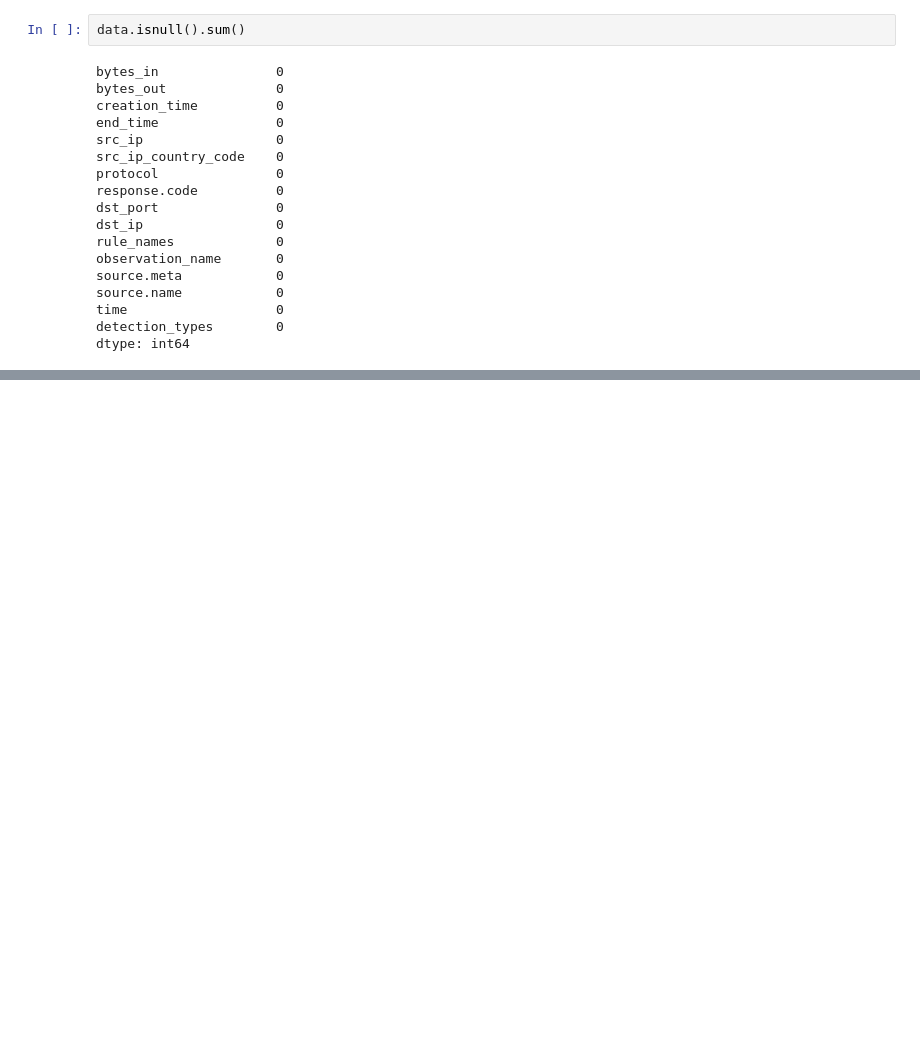
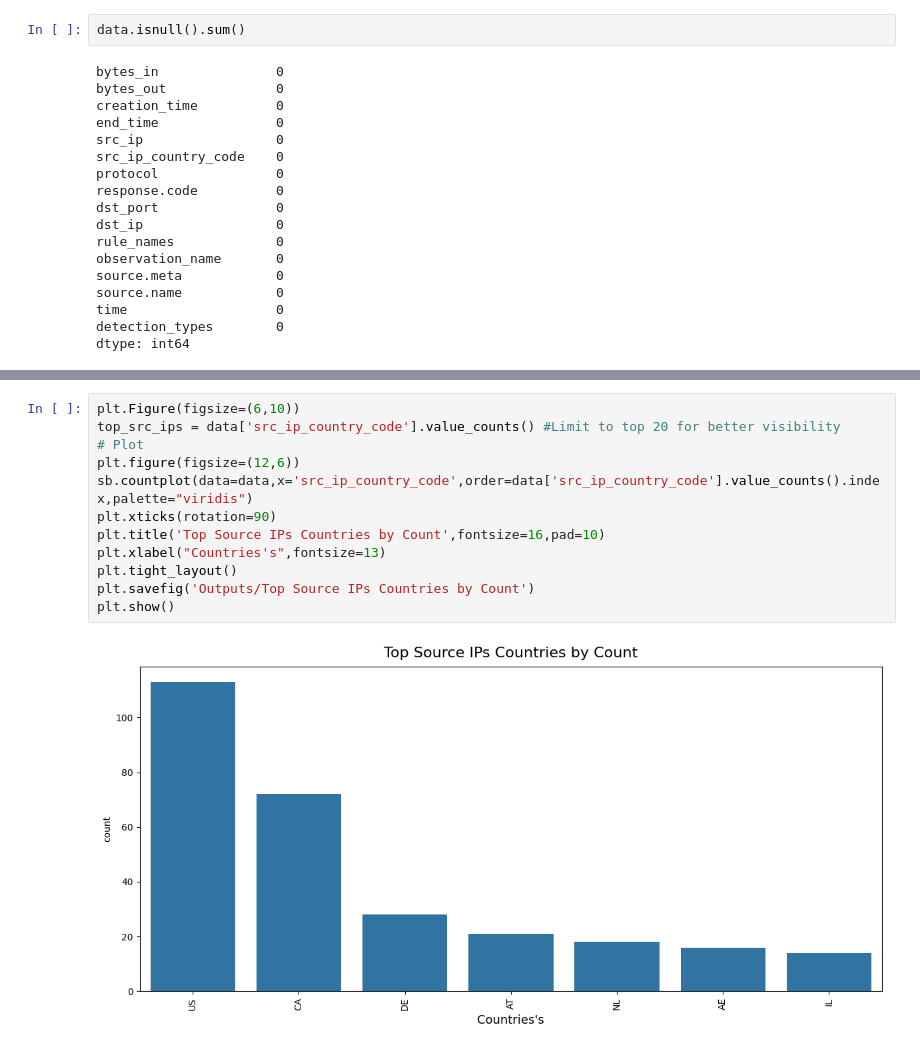
Before and after one commit to Christophermathai/Web-Threat-Analysis, a Jupyter notebook: Web Threat Analysis.ipynb, the cells around one changed output, grey strips where cells are left out. Drawn from its saved outputs; the diff is of its cells as text; blank space fills up the shorter version.

```diff
--- a/Web Threat Analysis.ipynb
+++ b/Web Threat Analysis.ipynb
@@ -79,0 +101,14 @@ Index(['bytes_in', 'bytes_out', 'creation_time', 'end_time', 'src_ip',
+# %%
+plt.Figure(figsize=(6,10))
+top_src_ips = data['src_ip_country_code'].value_counts() #Limit to top 20 for better visibility
+# Plot
+plt.figure(figsize=(12,6))
+sb.countplot(data=data,x='src_ip_country_code',order=data['src_ip_country_code'].value_counts().index,palette="viridis")
+plt.xticks(rotation=90)
+plt.title('Top Source IPs Countries by Count',fontsize=16,pad=10)
+plt.xlabel("Countries's",fontsize=13)
+plt.tight_layout()
+plt.savefig('Outputs/Top Source IPs Countries by Count')
+plt.show()
+# %% [output]
+[figure, added]
```
Also changed, not shown: parts of 15 cells of this notebook, 6 other files.
